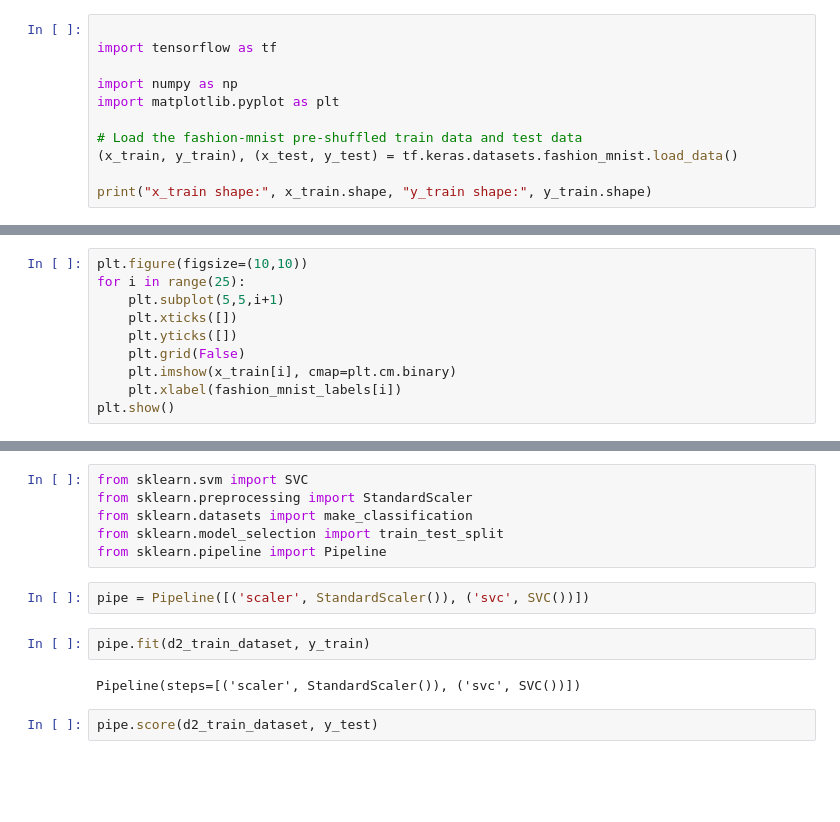
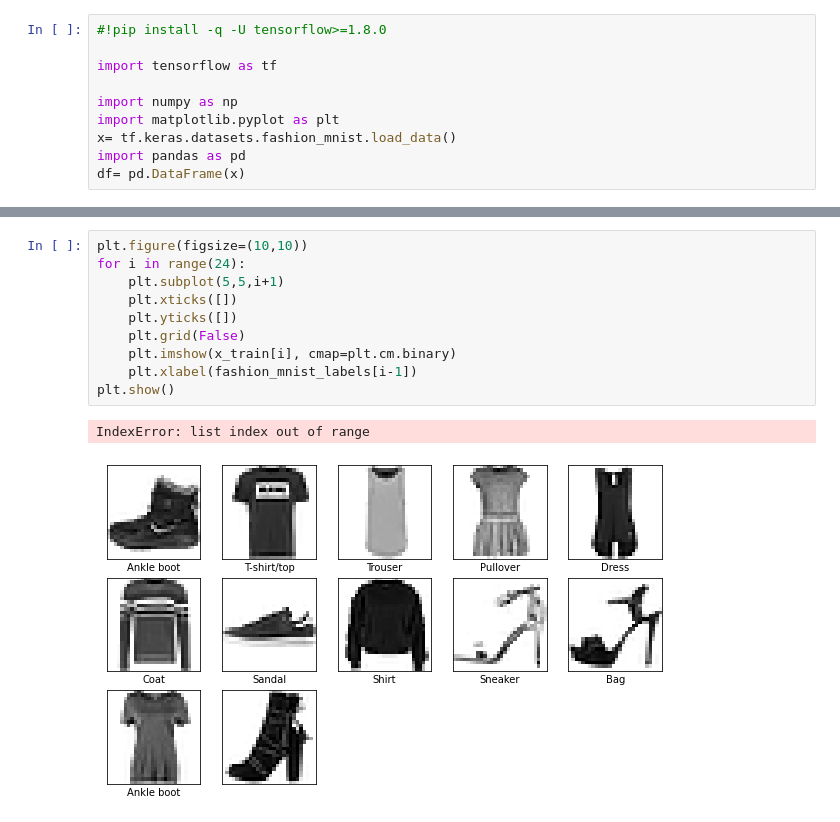
Before and after one commit to talaymeiz/data_science_final_project_2, a Jupyter notebook: FEMNIST.ipynb, the cells around one changed output, grey strips where cells are left out. Drawn from its saved outputs; the diff is of its cells as text; blank space fills up the shorter version.

```diff
--- a/FEMNIST.ipynb
+++ b/FEMNIST.ipynb
@@ -1,11 +1,10 @@
 # %%
+#!pip install -q -U tensorflow>=1.8.0
 
 import tensorflow as tf
 
 import numpy as np
 import matplotlib.pyplot as plt
-
-# Load the fashion-mnist pre-shuffled train data and test data
-(x_train, y_train), (x_test, y_test) = tf.keras.datasets.fashion_mnist.load_data()
-
-print("x_train shape:", x_train.shape, "y_train shape:", y_train.shape)
+x= tf.keras.datasets.fashion_mnist.load_data()
+import pandas as pd
+df= pd.DataFrame(x)
@@ -63,11 +45 @@ y = 7 Sneaker
 [figure]
-# %%
-plt.figure(figsize=(10,10))
-for i in range(25):
-    plt.subplot(5,5,i+1)
-    plt.xticks([])
-    plt.yticks([])
-    plt.grid(False)
-    plt.imshow(x_train[i], cmap=plt.cm.binary)
-    plt.xlabel(fashion_mnist_labels[i])
-plt.show()
@@ -128,14 +46,13 @@ x_test_pca = pca.transform(x_test)
-# %%
-from sklearn.svm import SVC
-from sklearn.preprocessing import StandardScaler
-from sklearn.datasets import make_classification
-from sklearn.model_selection import train_test_split
-from sklearn.pipeline import Pipeline
-# %%
-pipe = Pipeline([('scaler', StandardScaler()), ('svc', SVC())])
-# %%
-pipe.fit(d2_train_dataset, y_train)
-# %% [output]
-Pipeline(steps=[('scaler', StandardScaler()), ('svc', SVC())])
-# %%
-pipe.score(d2_train_dataset, y_test)
+# %%
+plt.figure(figsize=(10,10))
+for i in range(24):
+    plt.subplot(5,5,i+1)
+    plt.xticks([])
+    plt.yticks([])
+    plt.grid(False)
+    plt.imshow(x_train[i], cmap=plt.cm.binary)
+    plt.xlabel(fashion_mnist_labels[i-1])
+plt.show()
+# %% [output]
+IndexError: list index out of range
+[figure, added]
```
Also changed, not shown: parts of 41 cells of this notebook.
